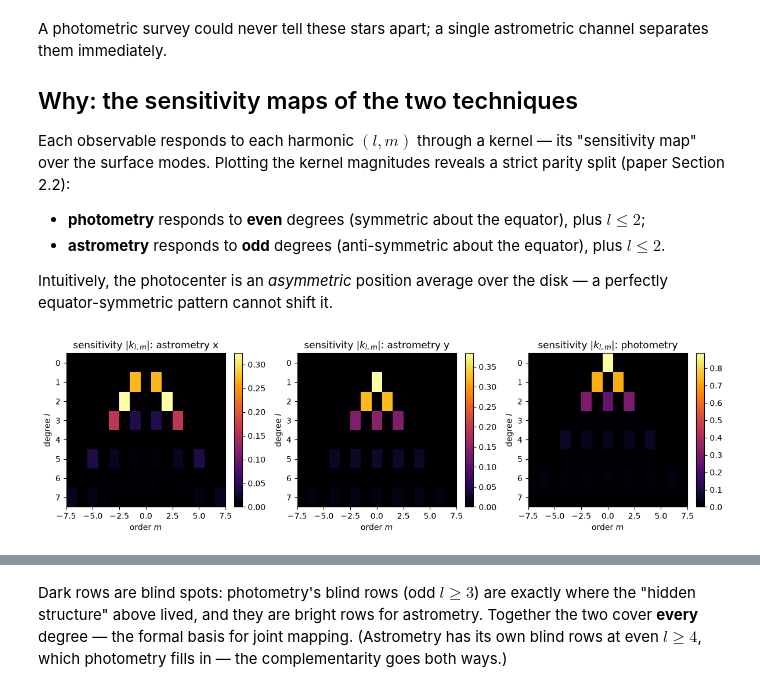
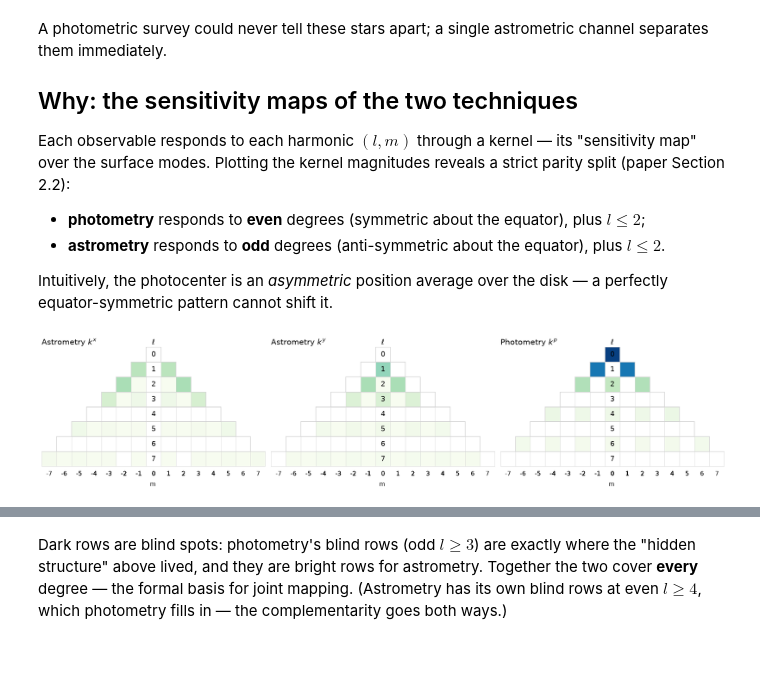
Before and after one commit to xiaziyna/jittermap, a Jupyter notebook: notebooks/03_kernels_complementarity.ipynb, the cells around one changed output, grey strips where cells are left out. Drawn from its saved outputs; the diff is of its cells as text; code cells hidden in the pictures; blank space fills up the shorter version.

Commit message:
Fix spin-phase sign in fast renderer (spurious precession); port pyramid figures and meridian/axis overlays; rendering regression tests

```diff
--- a/notebooks/03_kernels_complementarity.ipynb
+++ b/notebooks/03_kernels_complementarity.ipynb
@@ -90,21 +90,21 @@ reveals a strict parity split (paper Section 2.2):
 
 Intuitively, the photocenter is an *asymmetric* position average over the
 disk — a perfectly equator-symmetric pattern cannot shift it.
-# %%
-from jittermap.forward.kernels import compute_A_lm, compute_A_lm_photo
-
-L7 = 7
-A_x, A_y = compute_A_lm(L7)
-A_p = compute_A_lm_photo(L7)
-
-fig, axes = plt.subplots(1, 3, figsize=(12, 3.6))
-for ax, A, title in zip(axes, [A_x, A_y, A_p],
-                        ["astrometry x", "astrometry y", "photometry"]):
-    im = ax.imshow(np.abs(A), cmap="inferno", aspect="auto",
-                   extent=[-L7-0.5, L7+0.5, L7+0.5, -0.5])
-    ax.set_title(f"sensitivity $|k_{{l,m}}|$: {title}")
-    ax.set_xlabel("order $m$"); ax.set_ylabel("degree $l$")
-    plt.colorbar(im, ax=ax, fraction=0.046)
-plt.tight_layout()
-# %% [output]
-[figure, removed]
+# %%
+from jittermap.forward.kernels import compute_A_lm, compute_A_lm_photo
+from jittermap.plotting.pyramids import kernel_pyramid, plot_pyramid
+
+L7 = 7
+A_x, A_y = compute_A_lm(L7)
+A_p = compute_A_lm_photo(L7)
+
+pyr = [kernel_pyramid(A, L7) for A in (A_x, A_y, A_p)]
+vmax = max(np.nanmax(p) for p in pyr)
+fig, axes = plt.subplots(1, 3, figsize=(19, 5.5))
+for ax, p, title in zip(axes, pyr,
+                        ["Astrometry $k^x$", "Astrometry $k^y$",
+                         "Photometry $k^p$"]):
+    im = plot_pyramid(ax, p, title=title, vmax=vmax, font_scale=0.7)
+plt.tight_layout()
+# %% [output]
+[figure, added]
```
Also changed, not shown: parts of 2 cells of this notebook, 12 other files.
